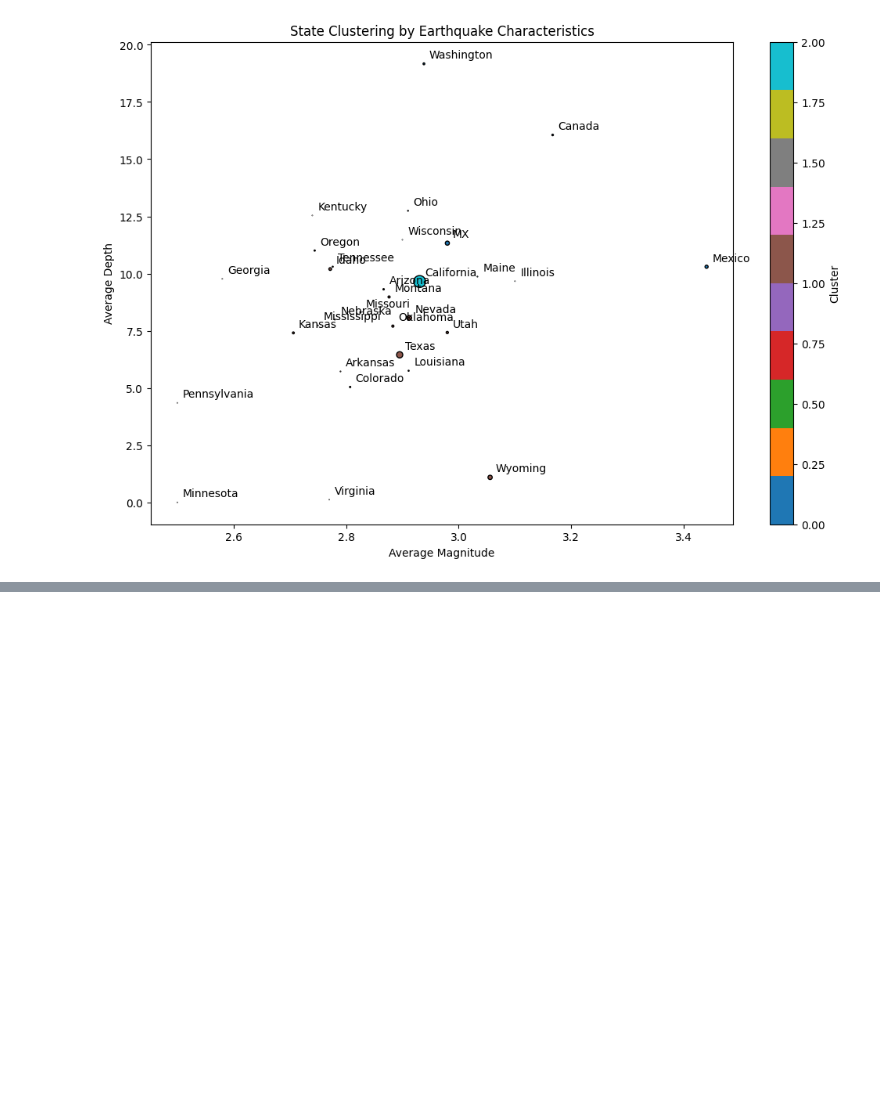
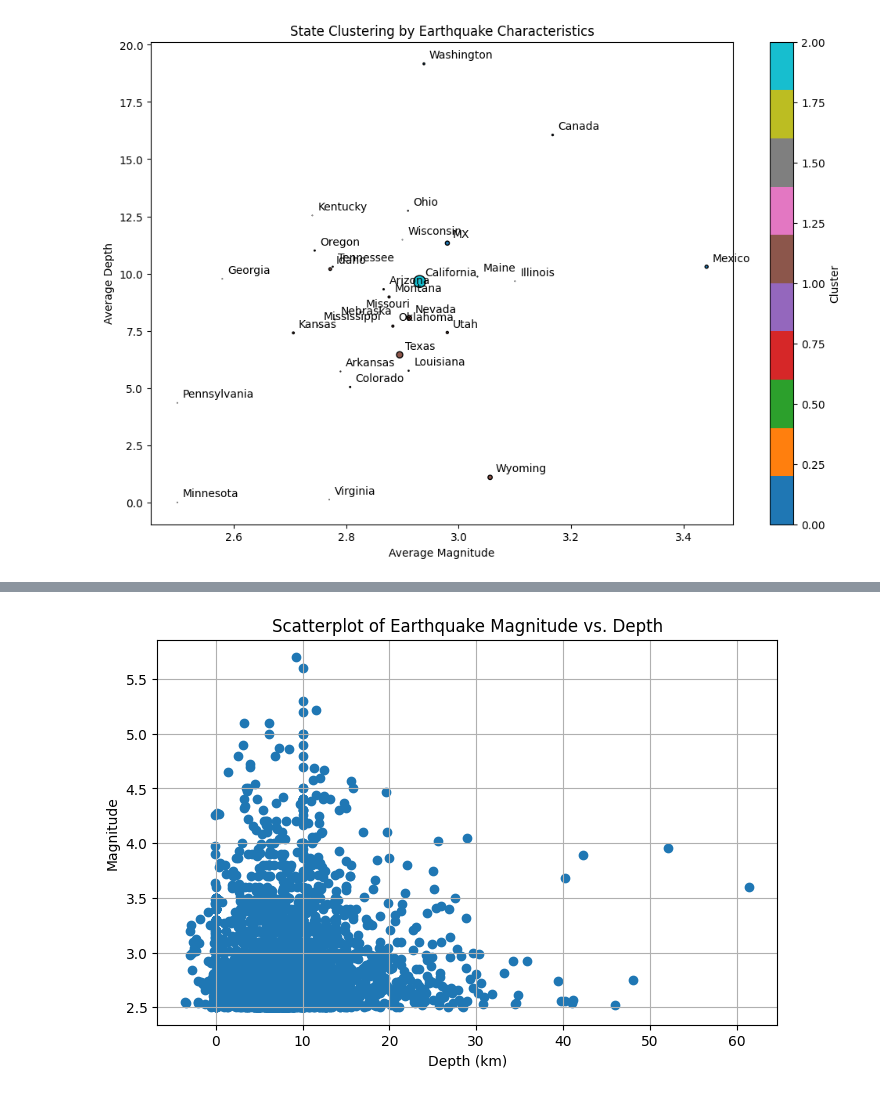
Before and after one commit to ritesh3280/CMSC320_Final_Project, a Jupyter notebook: Checkpoint2.ipynb, the cells around one changed output, grey strips where cells are left out. Saved outputs shown, nothing was run; the diff lists cells and outputs as text; code cells hidden in the pictures; blank space fills up the shorter version.

```diff
--- a/Checkpoint2.ipynb
+++ b/Checkpoint2.ipynb
@@ -414,0 +318,13 @@ KeyError: "None of ['time'] are in the columns"
+# %%
+data = df[['depth', 'mag']].dropna()
+
+# 3. SCATTERPLOT: Magnitude vs. Depth
+plt.figure(figsize=(8, 5))
+plt.scatter(data['depth'], data['mag'])
+plt.xlabel('Depth (km)')
+plt.ylabel('Magnitude')
+plt.title('Scatterplot of Earthquake Magnitude vs. Depth')
+plt.grid(True)
+plt.show()
+# %% [output]
+[figure, added]
```
Also changed, not shown: parts of 3 cells of this notebook, 1 other file.
